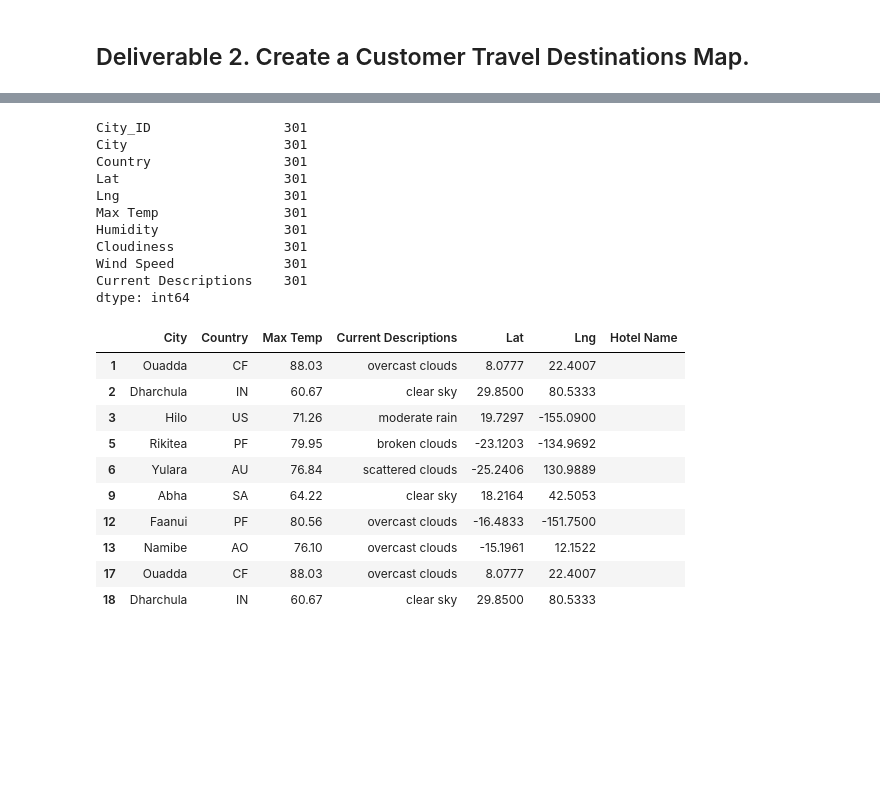
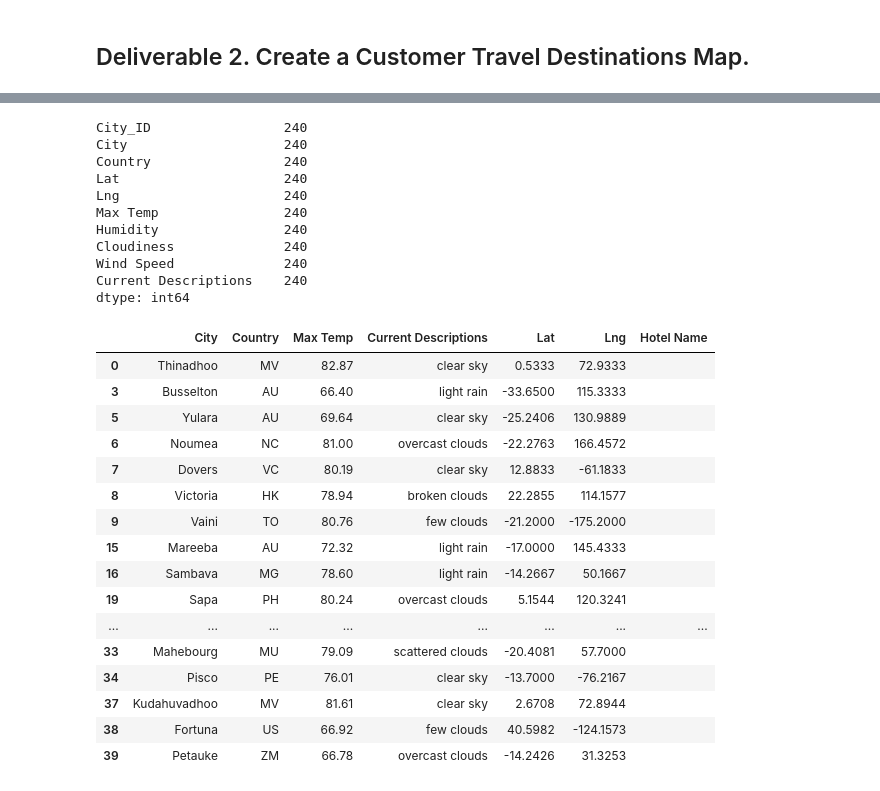
Before and after one commit to kaitlynhop/World_Weather_Analysis, a Jupyter notebook: Vacation_Search/Vacation_Search.ipynb, the cells around one changed output, grey strips where cells are left out. Drawn from its saved outputs; the diff is of its cells as text; code cells hidden in the pictures; blank space fills up the shorter version.

```diff
--- a/Vacation_Search/Vacation_Search.ipynb
+++ b/Vacation_Search/Vacation_Search.ipynb
@@ -27,3 +38,0 @@ city_data_df.tail()
-# %%
-## Delete last row
-city_data_df.drop(labels=[624], axis=0, inplace=True)
@@ -39,13 +38,0 @@ city_data_df.tail()
-# %%
-## Changing data types for values
-city_data_df = city_data_df.astype({"City_ID": "int64",
-                                    "City": "object",
-                                    "Country": "object",
-                                    "Lat": "float64",
-                                    "Lng": "float64",
-                                    "Max Temp": "float64",
-                                    "Humidity": "int64",
-                                   "Cloudiness": "int64",
-                                    "Wind Speed": "float64"})
-
-city_data_df.dtypes
@@ -104,36 +85,42 @@ dtype: int64
 clean_df = user_preferred_city_df.dropna()
 clean_df.count()
 # %% [output]
-City_ID                 301
-City                    301
-Country                 301
-Lat                     301
-Lng                     301
-Max Temp                301
-Humidity                301
-Cloudiness              301
-Wind Speed              301
-Current Descriptions    301
+City_ID                 240
+City                    240
+Country                 240
+Lat                     240
+Lng                     240
+Max Temp                240
+Humidity                240
+Cloudiness              240
+Wind Speed              240
+Current Descriptions    240
 dtype: int64
 # %%
 # 5a. Create DataFrame called hotel_df to store hotel names along with city, country, max temp, and coordinates.
 hotel_df = clean_df[["City", "Country", "Max Temp", "Current Descriptions", "Lat", "Lng"]].copy()
 
 # 5b. Create a new column "Hotel Name"
 hotel_df["Hotel Name"] = ""
-hotel_df.head(10)
+hotel_df.head(20)
 # %% [output]
 |  | City | Country | Max Temp | Current Descriptions | Lat | Lng | Hotel Name |
-| 1 | Ouadda | CF | 88.03 | overcast clouds | 8.0777 | 22.4007 |  |
-| 2 | Dharchula | IN | 60.67 | clear sky | 29.8500 | 80.5333 |  |
-| 3 | Hilo | US | 71.26 | moderate rain | 19.7297 | -155.0900 |  |
-| 5 | Rikitea | PF | 79.95 | broken clouds | -23.1203 | -134.9692 |  |
-| 6 | Yulara | AU | 76.84 | scattered clouds | -25.2406 | 130.9889 |  |
-| 9 | Abha | SA | 64.22 | clear sky | 18.2164 | 42.5053 |  |
-| 12 | Faanui | PF | 80.56 | overcast clouds | -16.4833 | -151.7500 |  |
-| 13 | Namibe | AO | 76.10 | overcast clouds | -15.1961 | 12.1522 |  |
-| 17 | Ouadda | CF | 88.03 | overcast clouds | 8.0777 | 22.4007 |  |
-| 18 | Dharchula | IN | 60.67 | clear sky | 29.8500 | 80.5333 |  |
+| 0 | Thinadhoo | MV | 82.87 | clear sky | 0.5333 | 72.9333 |  |
+| 3 | Busselton | AU | 66.40 | light rain | -33.6500 | 115.3333 |  |
+| 5 | Yulara | AU | 69.64 | clear sky | -25.2406 | 130.9889 |  |
+| 6 | Noumea | NC | 81.00 | overcast clouds | -22.2763 | 166.4572 |  |
+| 7 | Dovers | VC | 80.19 | clear sky | 12.8833 | -61.1833 |  |
+| 8 | Victoria | HK | 78.94 | broken clouds | 22.2855 | 114.1577 |  |
+| 9 | Vaini | TO | 80.76 | few clouds | -21.2000 | -175.2000 |  |
+| 15 | Mareeba | AU | 72.32 | light rain | -17.0000 | 145.4333 |  |
+| 16 | Sambava | MG | 78.60 | light rain | -14.2667 | 50.1667 |  |
+| 19 | Sapa | PH | 80.24 | overcast clouds | 5.1544 | 120.3241 |  |
+| ... | ... | ... | ... | ... | ... | ... | ... |
+| 33 | Mahebourg | MU | 79.09 | scattered clouds | -20.4081 | 57.7000 |  |
+| 34 | Pisco | PE | 76.01 | clear sky | -13.7000 | -76.2167 |  |
+| 37 | Kudahuvadhoo | MV | 81.61 | clear sky | 2.6708 | 72.8944 |  |
+| 38 | Fortuna | US | 66.92 | few clouds | 40.5982 | -124.1573 |  |
+| 39 | Petauke | ZM | 66.78 | overcast clouds | -14.2426 | 31.3253 |  |
 # %%
 # 6a. Set parameters to search for hotels with 5000 meters.
 params = {
```
Also changed, not shown: parts of 9 cells of this notebook, 1 other file.
